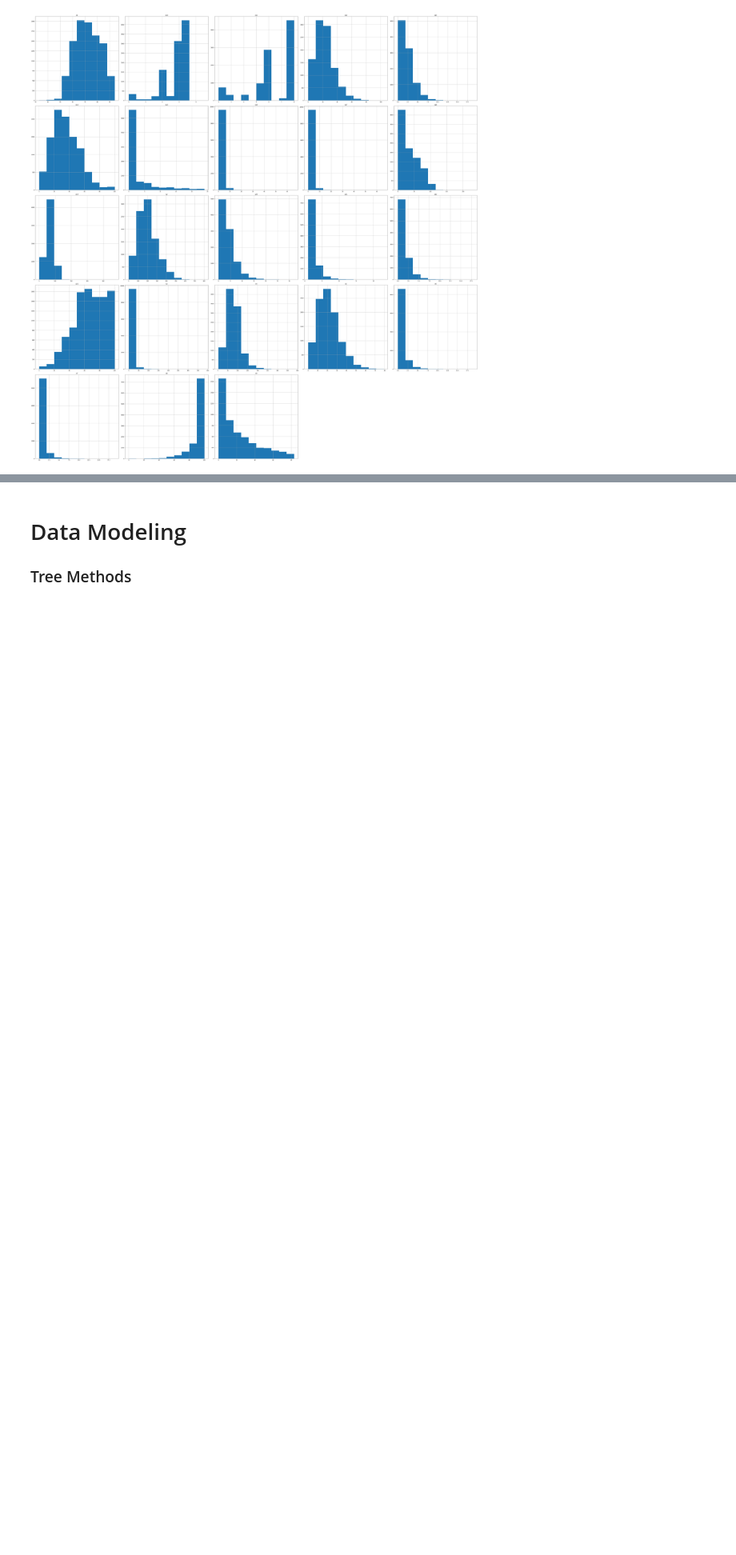
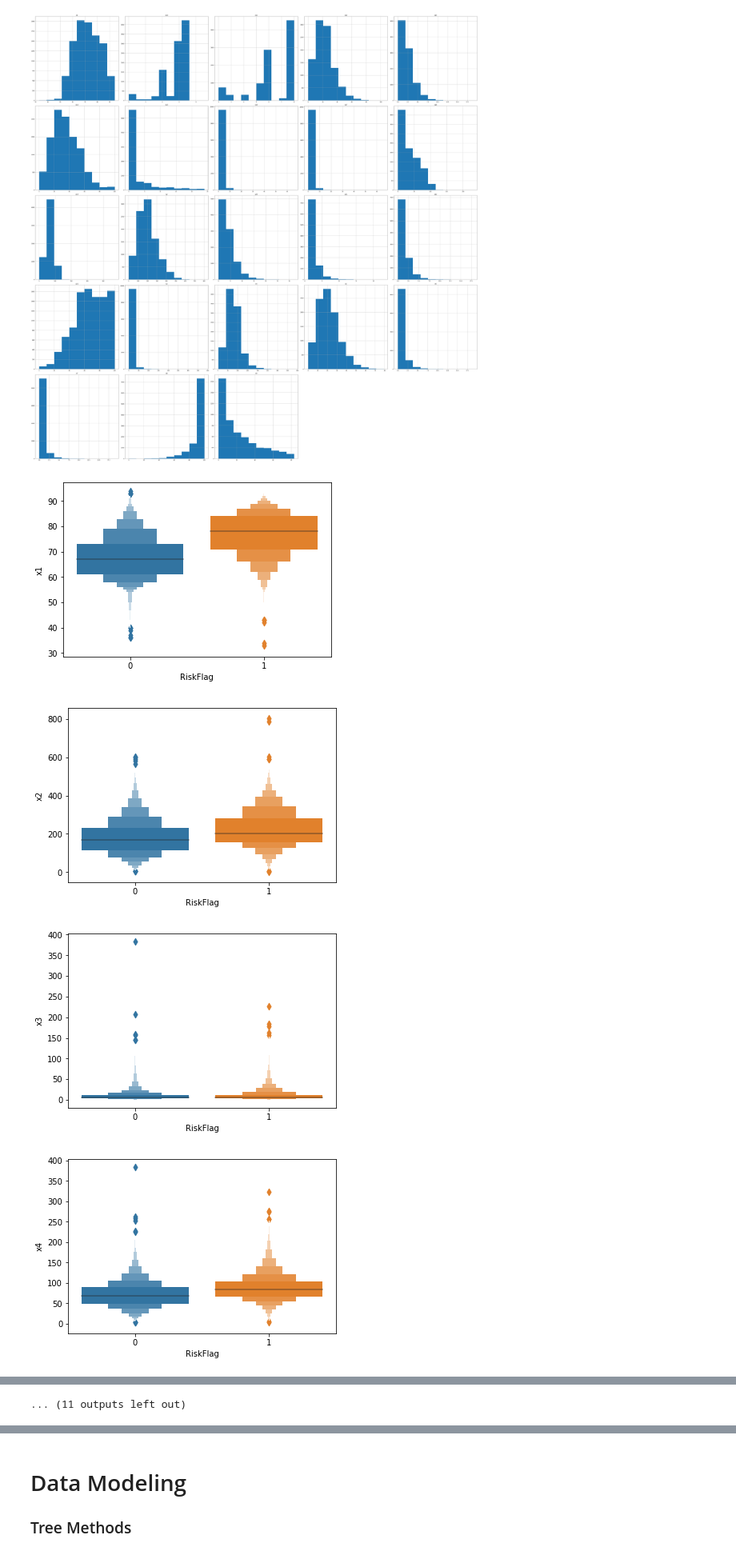
Before and after one commit to fl-ada/FICO, a Jupyter notebook: project.ipynb, the cells around one changed output, grey strips where cells are left out. Shown at 80% size. Saved outputs shown, nothing was run; the diff lists cells and outputs as text; code cells hidden in the pictures; blank space fills up the shorter version.

```diff
--- a/project.ipynb
+++ b/project.ipynb
@@ -82,0 +82,10 @@ df=df.fillna(df.mean())
+# %%
+import seaborn as sns
+for i,col in enumerate(df.columns[1:]):
+    plt.figure(i)
+    sns.boxenplot(x=df.RiskFlag, y=df[col])
+# %% [output]
+[figure, added]
+[figure, added]
+[figure, added]
+[figure, added]
@@ -82,0 +100 @@ df=df.fillna(df.mean())
+... (11 outputs left out)
```
Also changed, not shown: parts of 14 cells of this notebook.
